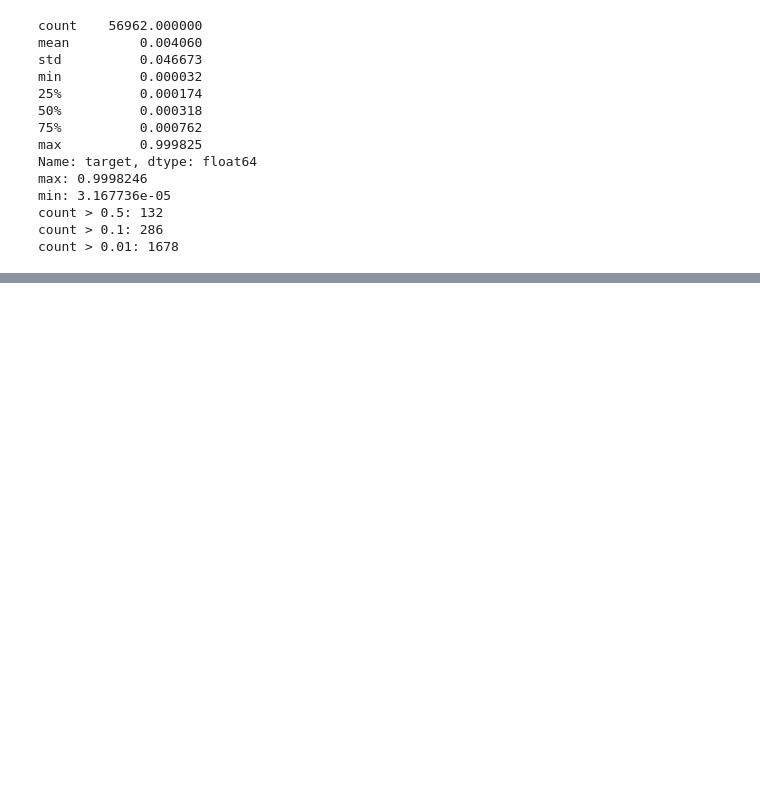
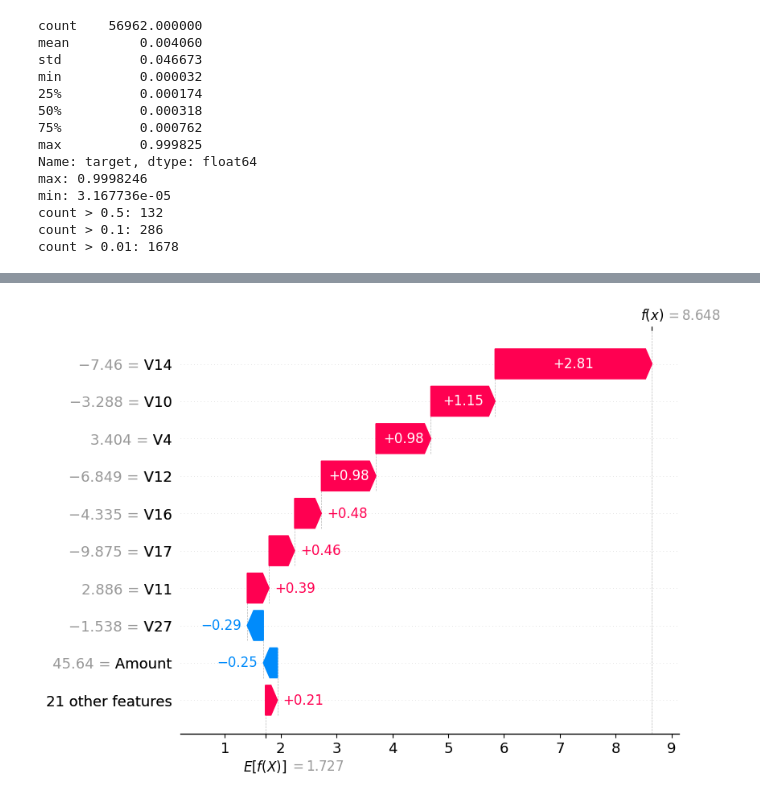
Before and after one commit to alicebarbosam/fraud-detection-kaggle, a Jupyter notebook: notebooks/inference.ipynb, the cells around one changed output, grey strips where cells are left out. Cells and saved outputs as stored; diff of their text form; code cells hidden in the pictures; blank space fills up the shorter version.

```diff
--- a/notebooks/inference.ipynb
+++ b/notebooks/inference.ipynb
@@ -68,0 +99,16 @@ count > 0.01: 1678
+# %%
+top_idx = submission["target"].nlargest(5).index
+X_top = X_test.loc[top_idx]
+
+try:
+    shap_top = explainer.shap_values(X_top)
+    i = 0
+    shap.plots.waterfall(shap.Explanation(values=shap_top[i],
+                                          base_values=explainer.expected_value,
+                                          data=X_top.iloc[i],
+                                          feature_names=X_top.columns))
+except Exception:
+    exp = explainer(X_top)
+    shap.plots.waterfall(exp[0])
+# %% [output]
+[figure, added]
```
Also changed, not shown: parts of 4 cells of this notebook, 1 other file.
